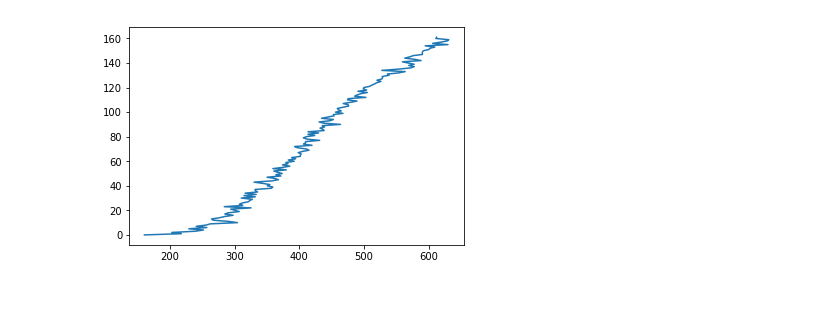
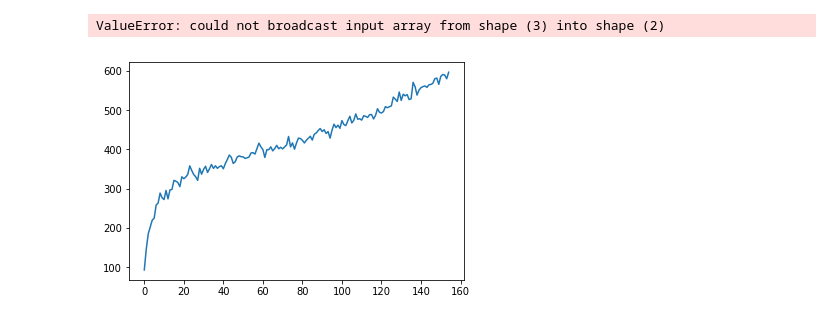
Before and after one commit to Alonso94/ros-rl, a Jupyter notebook: TRPOagent/test.ipynb, the cells around one changed output. Cells and saved outputs as stored; diff of their text form; code cells hidden in the pictures.

```diff
--- a/TRPOagent/test.ipynb
+++ b/TRPOagent/test.ipynb
@@ -55,3 +34,0 @@ Made rollout
-# %%
-agent2 = TRPOAgent(env)
-rewards2, i2 = agent2.learn()
@@ -76,3 +34,0 @@ Made rollout
-# %%
-agent3 = TRPOAgent(env)
-rewards3, i3 = agent3.learn()
@@ -97,5 +34,0 @@ Made rollout
-# %%
-import numpy as np
-b = np.zeros(min([i,i1,i2,i3])-1)
-for j in range(min([i,i1,i2,i3])-1):
-    b[j] += (rewards[j] + rewards1[j] + rewards2[j] + rewards3[j])/3
@@ -101,0 +61,14 @@ for j in range(min([i,i1,i2,i3])-1):
+# %%
+obs = env.reset()
+done = False
+reward = 0
+l = 0
+while done is not True:
+    a = agent.act(obs, sample=False)[0]
+    for i in range(agent.n_actions):
+        obs, r, done = env.step([i, a[i]])
+        if done:
+            break
+    reward += r
+    l += 1
+    print(l, ')', r, [obs[-3], obs[-2], obs[-1]], a)
@@ -102,8 +102,15 @@ for j in range(min([i,i1,i2,i3])-1):
+# %%
+env1 = gym.make("crumb-pick-v0")
+agent.grasp(env1)
+#agent.pick(env1)
+#agent.putdown(env1)
+# %% [output]
+ValueError: could not broadcast input array from shape (3) into shape (2)
 # %%
-plt.plot(b,range(min([i,i1,i2,i3])-1))
+plt.plot(range(min([i,i1,i2,i3])-1), b)
 plt.show()
 # %% [output]
-[figure, old version]
+[figure, new version]
 # %%
 np.mean([i,i1,i2,i3])
 # %% [output]
```
Also changed, not shown: parts of 13 cells of this notebook, 8 other files.
